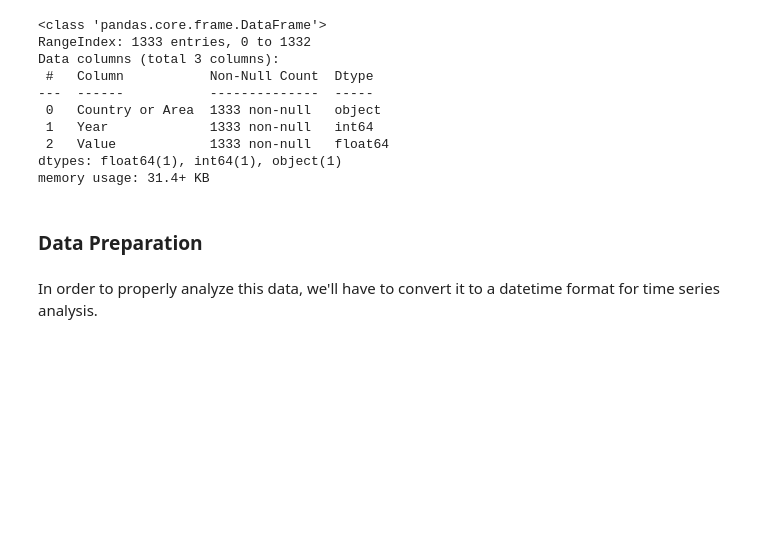
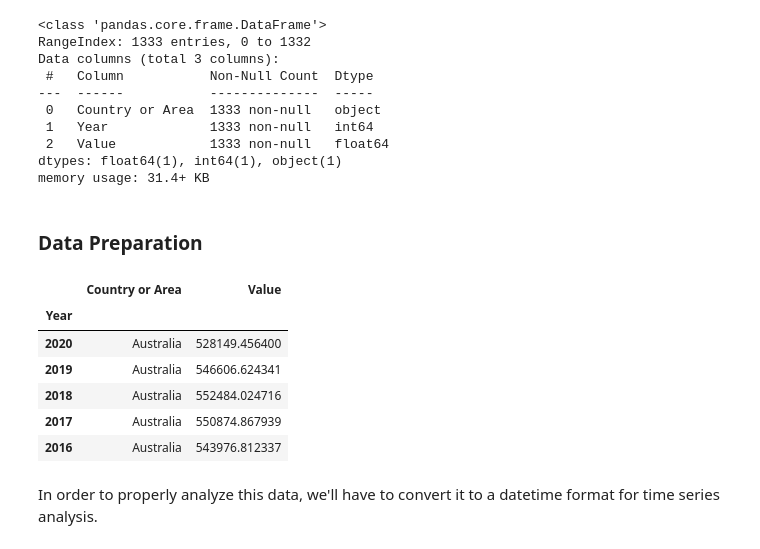
Before and after one commit to aokdata/International_GHG_Data_Analysis, a Jupyter notebook: UN_GHG_EDA_Notebook.ipynb, the cells around one changed output. Saved outputs shown, nothing was run; the diff lists cells and outputs as text; code cells hidden in the pictures; blank space fills up the shorter version.

```diff
--- a/UN_GHG_EDA_Notebook.ipynb
+++ b/UN_GHG_EDA_Notebook.ipynb
@@ -56,6 +56,18 @@ dtypes: float64(1), int64(1), object(1)
 memory usage: 31.4+ KB
 # %% [markdown]
 ### Data Preparation
+# %%
+#Let's set the Year Column to be our index
+ghg_df.set_index('Year', inplace=True)
+ghg_df.head()
+# %% [output]
+|  | Country or Area | Value |
+| Year |  |  |
+| 2020 | Australia | 528149.456400 |
+| 2019 | Australia | 546606.624341 |
+| 2018 | Australia | 552484.024716 |
+| 2017 | Australia | 550874.867939 |
+| 2016 | Australia | 543976.812337 |
 # %% [markdown]
 In order to properly analyze this data, we'll have to convert it to a datetime format for time series analysis.
 # %%
```
Also changed, not shown: parts of 9 cells of this notebook.
